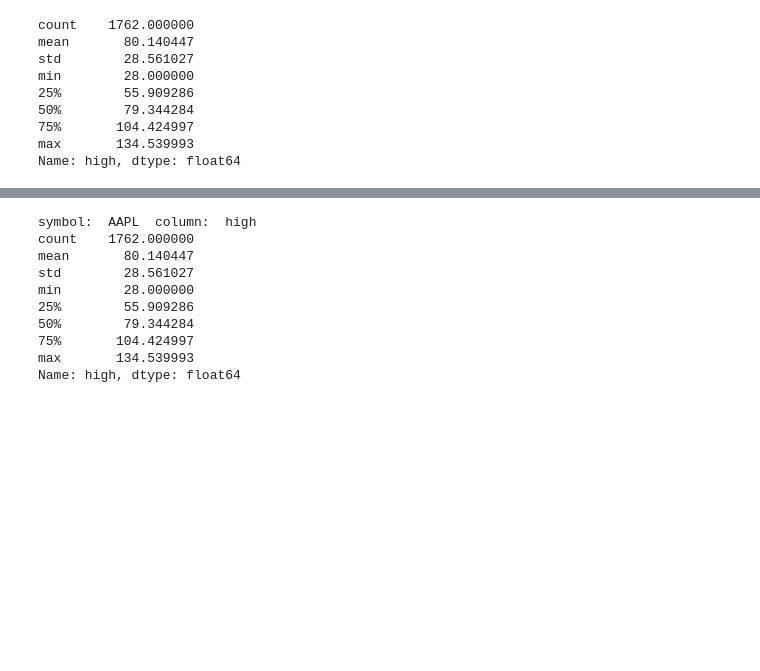
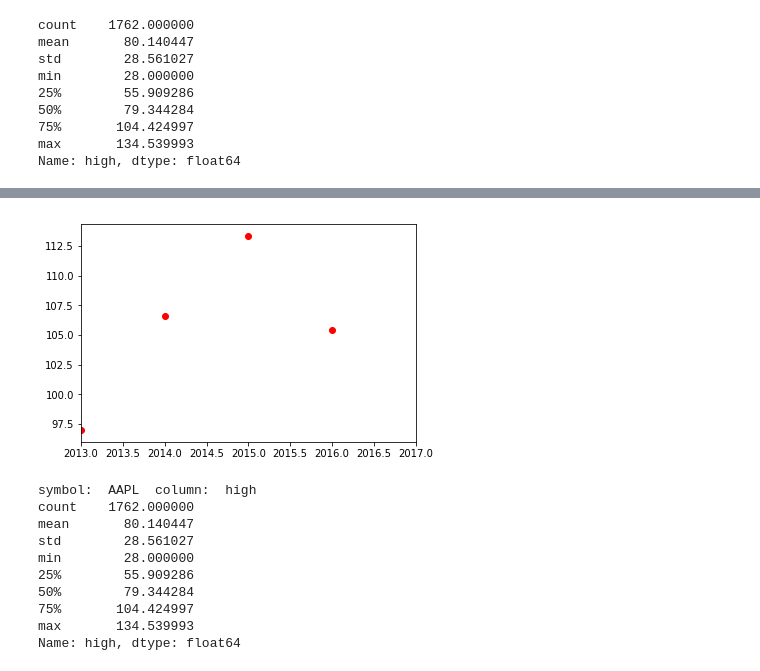
Before and after one commit to plj91682/Thinkful_Assignments, a Jupyter notebook: Thinkful_Assignment_Capstone.ipynb, the cells around one changed output, grey strips where cells are left out. Cells and saved outputs as stored; diff of their text form; code cells hidden in the pictures; blank space fills up the shorter version.

Commit message:
Parameterize describe function to take Year; Add T-Val function

```diff
--- a/Thinkful_Assignment_Capstone.ipynb
+++ b/Thinkful_Assignment_Capstone.ipynb
@@ -67,0 +92,24 @@ def Histogram( stock, column, bins ):
+# %%
+def DescribeStockByYear( symbol, column, year ):
+    global stock_df
+    stocks_df['date'] = pd.to_datetime(stocks_df['date'])
+    datetime1 = datetime.date(year,1,1)
+    ByYear = stocks_df['date'] >= datetime1
+    BySymbol = stocks_df['symbol'] == symbol
+    print('symbol: ',symbol, ' summary-year: ', year)
+    stock_df = stocks_df[BySymbol & ByYear]
+    stock_np = stock_df[column].values
+    #print(stock_df[column].describe().mean)
+    summary = stock_df[column].describe()
+    summary_list = list(summary)
+    print('\tmean: ', summary_list[1], '\n\tstd: ', summary_list[2])
+    #print(summary)
+    return summary_list
+# %%
+symbol = 'AAPL'
+column = 'high'
+summary_2016 = DescribeStockByYear(symbol, column, 2016)
+summary_2015 = DescribeStockByYear(symbol, column, 2015)
+summary_2014 = DescribeStockByYear(symbol, column, 2014)
+summary_2013 = DescribeStockByYear(symbol, column, 2013)
+summary_2013_2016 = [summary_2013[1],summary_2014[1],summary_2015[1],summary_2016[1]]
@@ -68,3 +129,10 @@ def Histogram( stock, column, bins ):
+# %%
+plt.plot([2013,2014,2015,2016], [summary_2013[1],summary_2014[1],summary_2015[1],summary_2016[1]], 'ro')
+plt.axis([2013, 2017, (min(summary_2013_2016)-1),(max(summary_2013_2016)+1)])
+#plt.xticks(np.arange( 2013, 2016, 1.0))
+plt.show()
+# %% [output]
+[figure, added]
 # %%
 symbol = 'AAPL'
 column = 'high'
```
Also changed, not shown: parts of 4 cells of this notebook.
